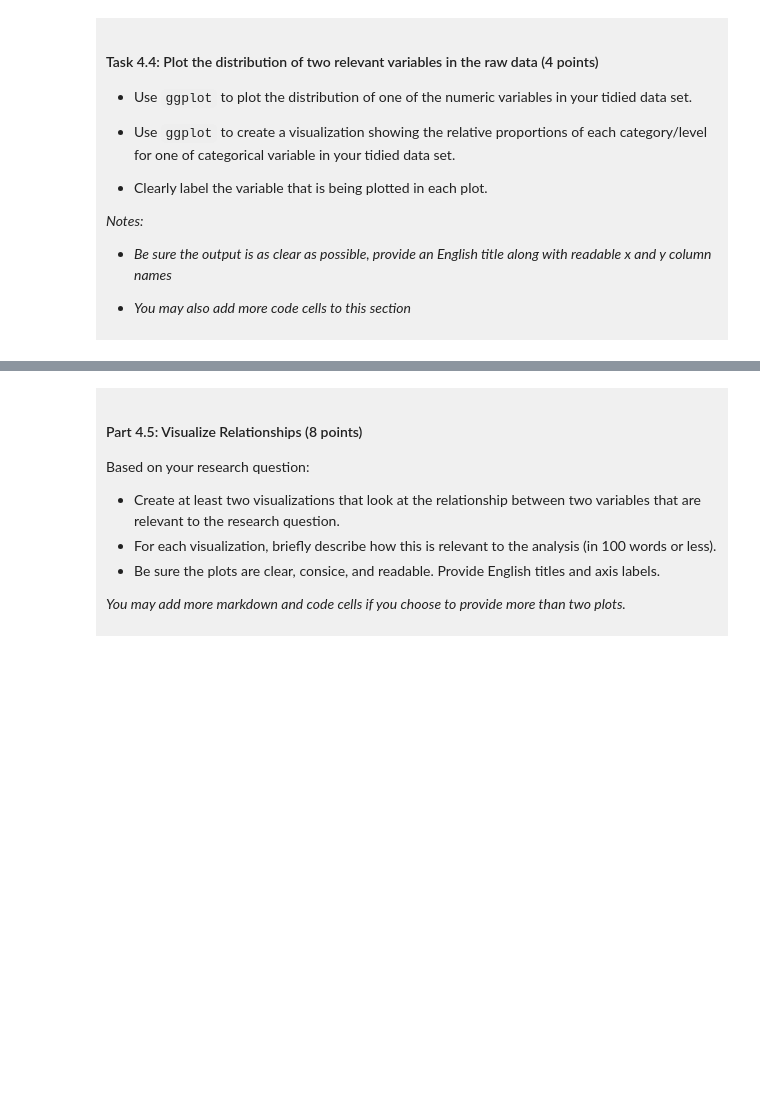
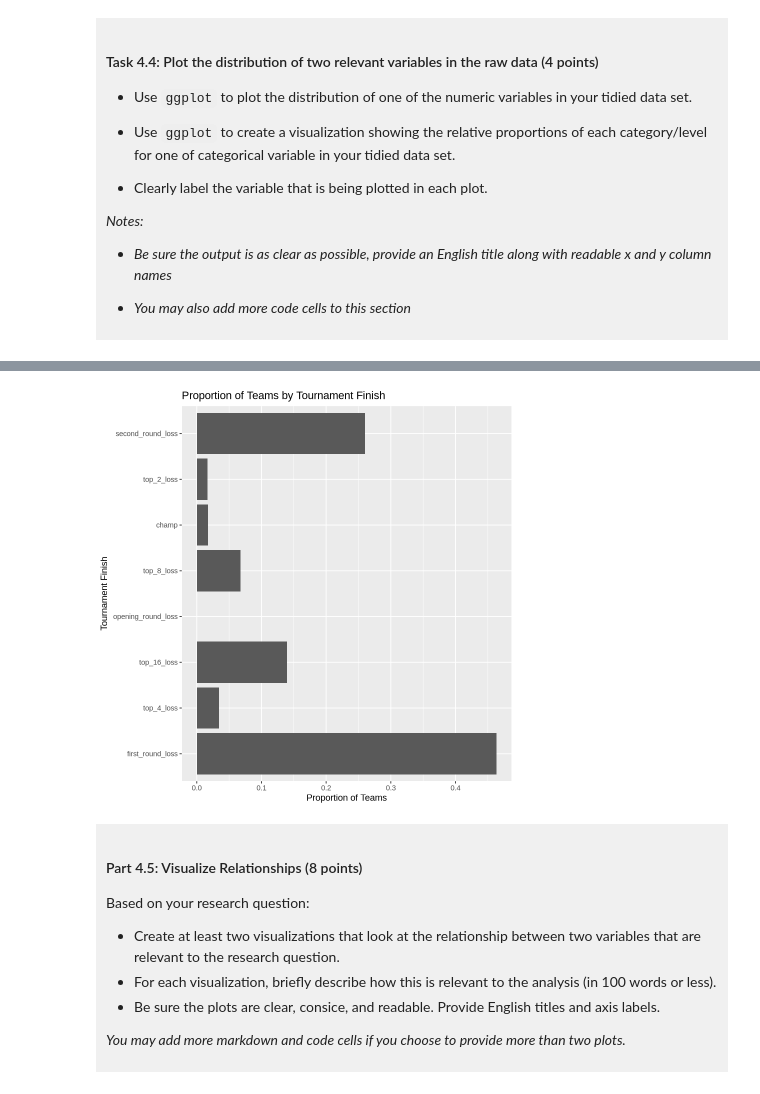
Before and after one commit to ivan909-ivan/dsci-100-project-ivan-hou, a Jupyter notebook: dsci-100-project-notebook.ipynb, the cells around one changed output, grey strips where cells are left out. Cells and saved outputs as stored; diff of their text form; code cells hidden in the pictures; blank space fills up the shorter version.

```diff
--- a/dsci-100-project-notebook.ipynb
+++ b/dsci-100-project-notebook.ipynb
@@ -313,5 +363,16 @@ You will refine your research question (if needed) and produce a tidy data set.
 # %%
-### EDIT THIS CODE CELL FOR PLOT 2 ###
+# Calculate the proportion of each tournament finish
+finish_proportions <- womens_march_madness_tidy |>
+  group_by(tourney_finish) |>
+  summarize(count = n()) |>
+  mutate(proportion = count / sum(count))
+
+# Plot the proportions
+ggplot(finish_proportions, aes(x = proportion, y = tourney_finish)) +
+  geom_bar(stat = "identity") +
+  labs(title = "Proportion of Teams by Tournament Finish", x = "Proportion of Teams", y = "Tournament Finish")
+# %% [output]
+[figure, added]
 # %% [markdown]
 <div style="background-color: #f0f0f0; padding: 10px;">
 
```
Also changed, not shown: parts of 10 cells of this notebook.
